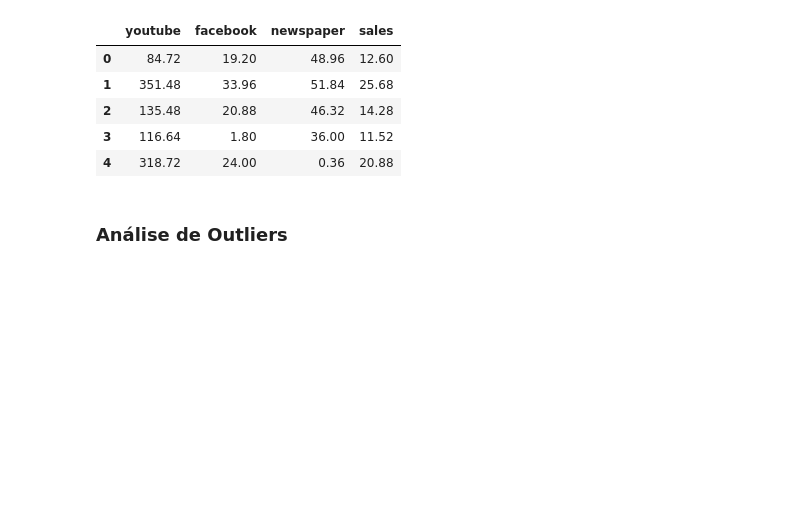
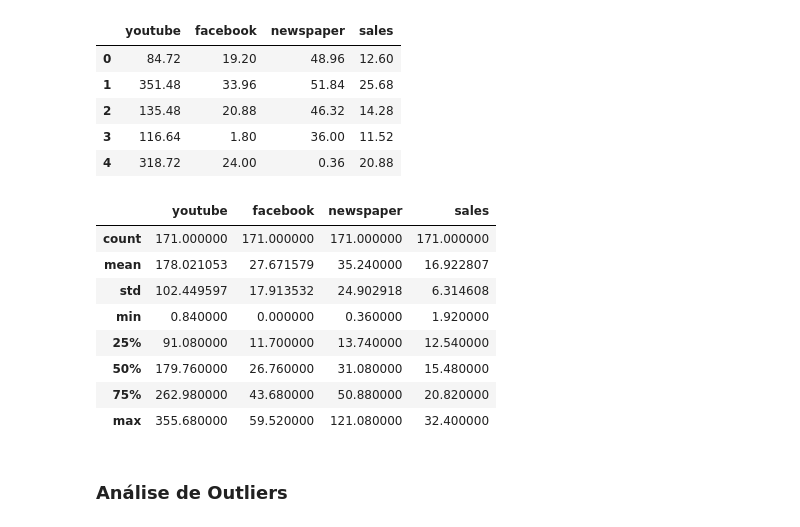
Before and after one commit to airosa32/predicao-vendas-marketing, a Jupyter notebook: Regressão_para_o_Marketing.ipynb, the cells around one changed output. Drawn from its saved outputs; the diff is of its cells as text; code cells hidden in the pictures; blank space fills up the shorter version.

```diff
--- a/Regressão_para_o_Marketing.ipynb
+++ b/Regressão_para_o_Marketing.ipynb
@@ -35,6 +35,18 @@ raw_df.head()
 | 2 | 135.48 | 20.88 | 46.32 | 14.28 |
 | 3 | 116.64 | 1.80 | 36.00 | 11.52 |
 | 4 | 318.72 | 24.00 | 0.36 | 20.88 |
+# %%
+raw_df.describe()
+# %% [output]
+|  | youtube | facebook | newspaper | sales |
+| count | 171.000000 | 171.000000 | 171.000000 | 171.000000 |
+| mean | 178.021053 | 27.671579 | 35.240000 | 16.922807 |
+| std | 102.449597 | 17.913532 | 24.902918 | 6.314608 |
+| min | 0.840000 | 0.000000 | 0.360000 | 1.920000 |
+| 25% | 91.080000 | 11.700000 | 13.740000 | 12.540000 |
+| 50% | 179.760000 | 26.760000 | 31.080000 | 15.480000 |
+| 75% | 262.980000 | 43.680000 | 50.880000 | 20.820000 |
+| max | 355.680000 | 59.520000 | 121.080000 | 32.400000 |
 # %% [markdown]
 ### **Análise de Outliers**
 # %%
```
Also changed, not shown: parts of 12 cells of this notebook.
